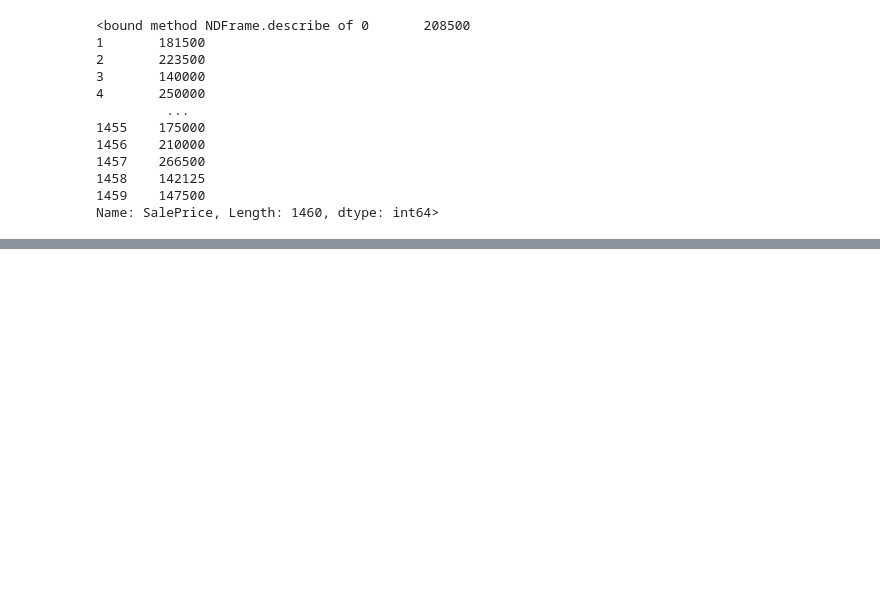
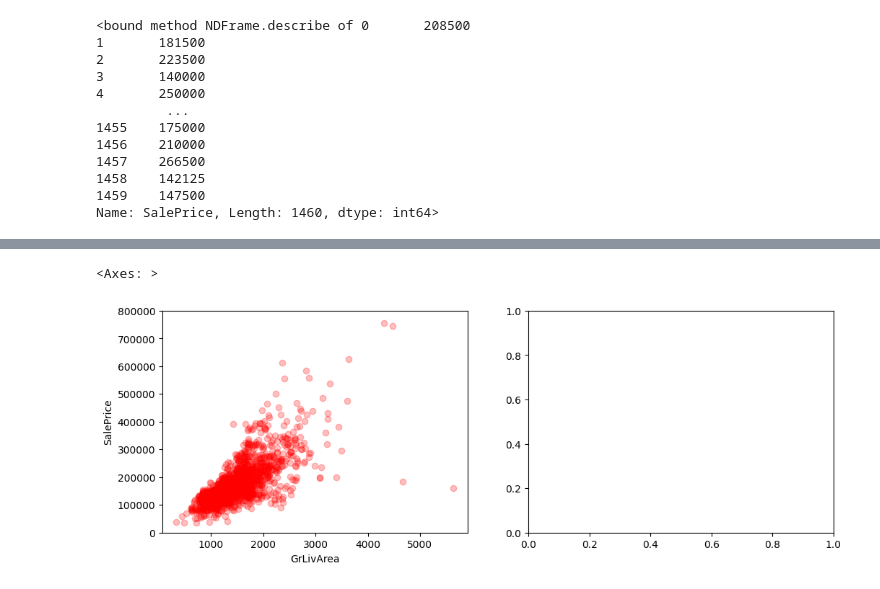
Before and after one commit to SIDAComtech-SIDAGA/House_Price_MachineLearning_Project, a Jupyter notebook: P1_House_Prediction.ipynb, the cells around one changed output, grey strips where cells are left out. Saved outputs shown, nothing was run; the diff lists cells and outputs as text; code cells hidden in the pictures; blank space fills up the shorter version.

```diff
--- a/P1_House_Prediction.ipynb
+++ b/P1_House_Prediction.ipynb
@@ -60,0 +91,13 @@ Name: SalePrice, Length: 1460, dtype: int64>
+# %%
+# Relationship between selected features
+plt.figure(figsize=(12,4))
+plt.subplot(1,2,1)
+plt.scatter(train["GrLivArea"],train["SalePrice"], c='red',alpha=0.25)
+plt.xlabel('GrLivArea')
+plt.ylabel('SalePrice')
+plt.ylim(0,800000)
+
+plt.subplot(1,2,2)
+# %% [output]
+<Axes: >
+[figure, added]
```
Also changed, not shown: parts of 5 cells of this notebook, 1 other file.
